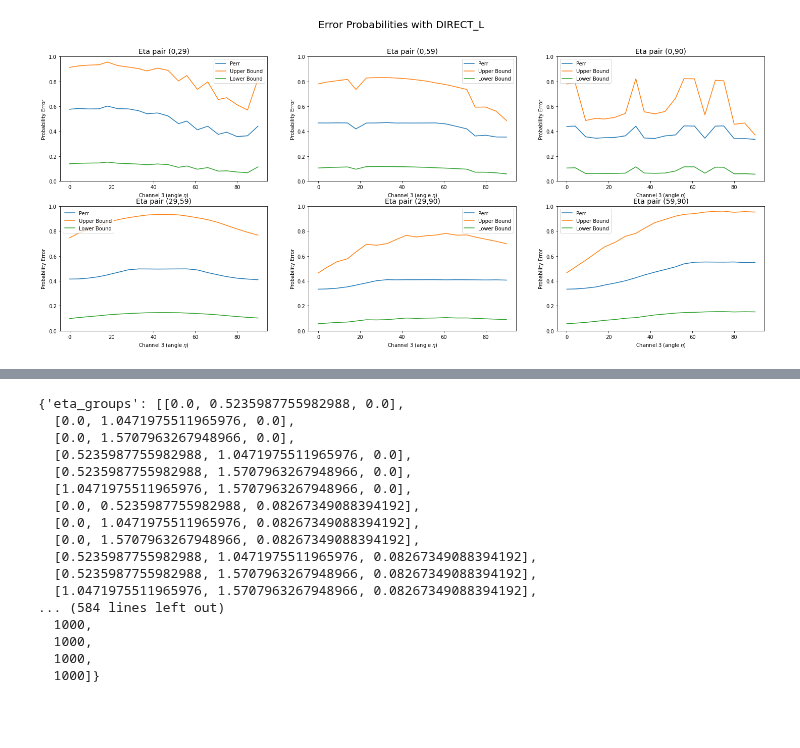
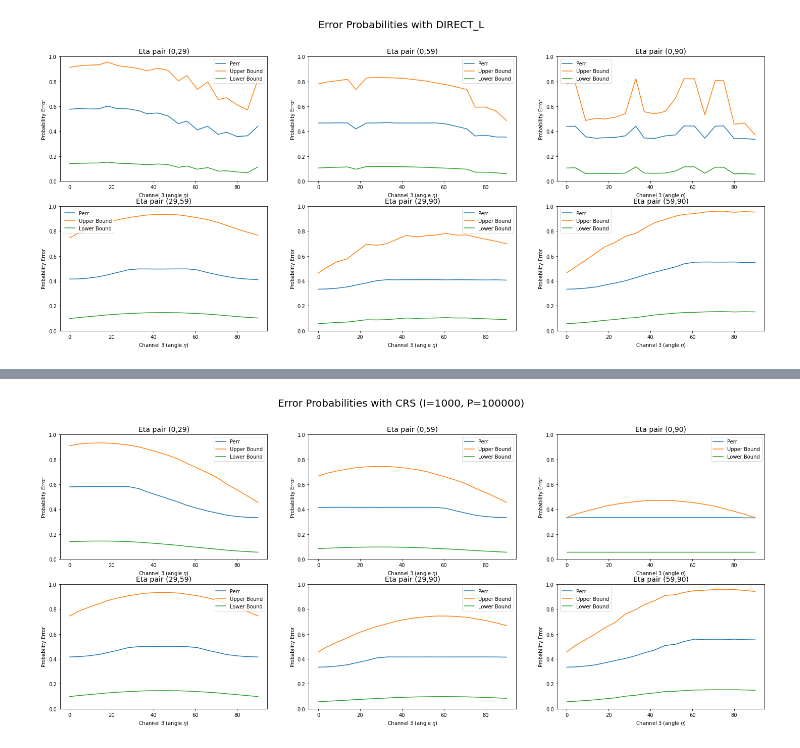
Before and after one commit to iamtxena/quantum-channel-discrimination, a Jupyter notebook: src/3-etas-results-analysis-4-gates-povm.ipynb, the cells around one changed output, grey strips where cells are left out. Cells and saved outputs as stored; diff of their text form; code cells hidden in the pictures; blank space fills up the shorter version.

```diff
--- a/src/3-etas-results-analysis-4-gates-povm.ipynb
+++ b/src/3-etas-results-analysis-4-gates-povm.ipynb
@@ -179,20 +172,8 @@ len(results_other)
-# %%
-results_other[0]
-# %% [output]
-{'eta_groups': [[0.0, 0.5235987755982988, 0.0],
-  [0.0, 1.0471975511965976, 0.0],
-  [0.0, 1.5707963267948966, 0.0],
-  [0.5235987755982988, 1.0471975511965976, 0.0],
-  [0.5235987755982988, 1.5707963267948966, 0.0],
-  [1.0471975511965976, 1.5707963267948966, 0.0],
-  [0.0, 0.5235987755982988, 0.08267349088394192],
-  [0.0, 1.0471975511965976, 0.08267349088394192],
-  [0.0, 1.5707963267948966, 0.08267349088394192],
-  [0.5235987755982988, 1.0471975511965976, 0.08267349088394192],
-  [0.5235987755982988, 1.5707963267948966, 0.08267349088394192],
-  [1.0471975511965976, 1.5707963267948966, 0.08267349088394192],
-... (584 lines left out)
-  1000,
-  1000,
-  1000,
-  1000]}
+# %%
+results_CRS = load_object_from_file(name='20210418a_C2_A1_1000_100000_3_6_20', path=path)
+# %%
+parsed_CRS_results = get_etas_probabilities_and_fidelities_from_optimal_results(optimal_results=results_CRS)
+# %%
+plot_3channel_results(parsed_results=parsed_CRS_results, algorithm='CRS (I=1000, P=100000)')
+# %% [output]
+[figure, added]
```
Also changed, not shown: parts of 7 cells of this notebook, 2 other files.
